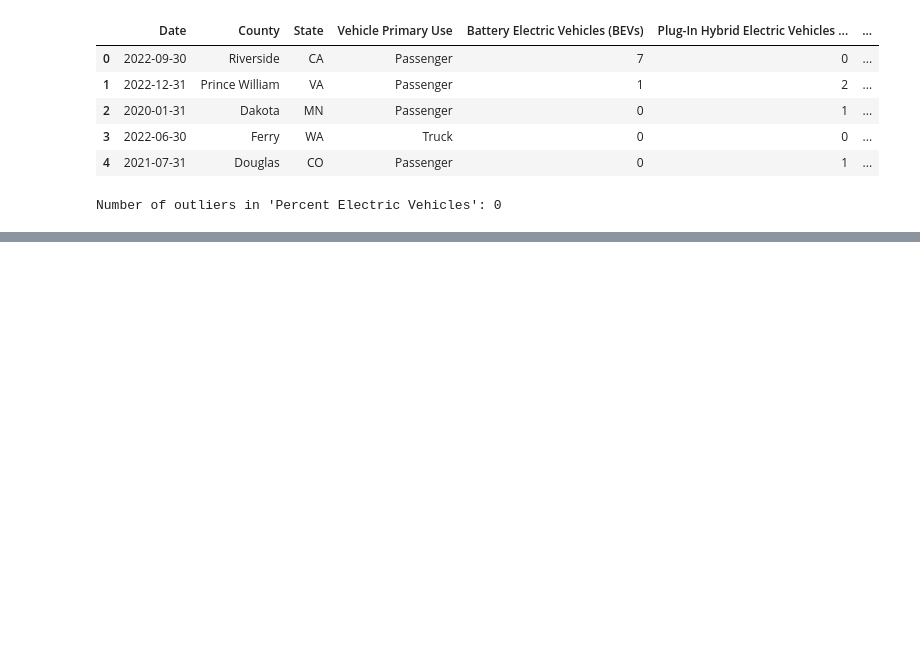
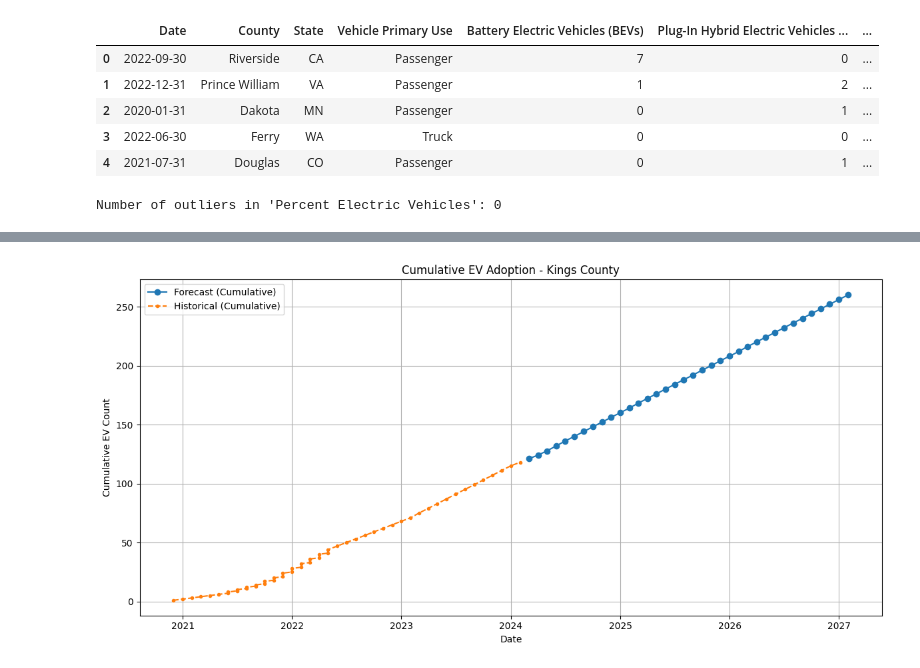
Before and after one commit to Sakshitha-J/EVC, a Jupyter notebook: EV_Adoptation.ipynb, the cells around one changed output, grey strips where cells are left out. Cells and saved outputs as stored; diff of their text form; code cells hidden in the pictures; blank space fills up the shorter version.

```diff
--- a/EV_Adoptation.ipynb
+++ b/EV_Adoptation.ipynb
@@ -154,0 +516,24 @@ Number of outliers in 'Percent Electric Vehicles': 0
+# %%
+# Sort combined data by date
+combined = combined.sort_values("Date")
+
+# Calculate cumulative EV count
+combined['Cumulative EVs'] = combined['Electric Vehicle (EV) Total'].cumsum()
+
+# Plot cumulative EV adoption
+plt.figure(figsize=(12, 6))
+for source, group in combined.groupby('Source'):
+    plt.plot(group['Date'], group['Cumulative EVs'],
+             label=f'{source} (Cumulative)',
+             marker='o' if source == 'Forecast' else '.',
+             linestyle='-' if source == 'Forecast' else '--')
+
+plt.title(f"Cumulative EV Adoption - {county} County")
+plt.xlabel("Date")
+plt.ylabel("Cumulative EV Count")
+plt.grid(True)
+plt.legend()
+plt.tight_layout()
+plt.show()
+# %% [output]
+[figure, added]
```
Also changed, not shown: parts of 27 cells of this notebook, 3 other files.
